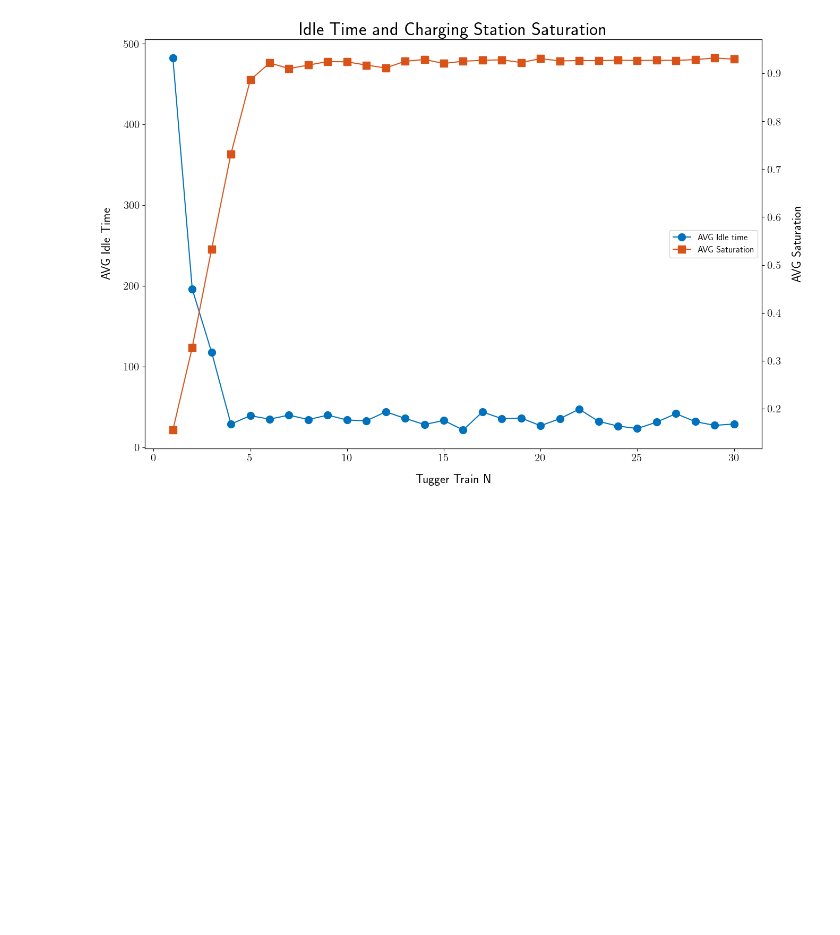
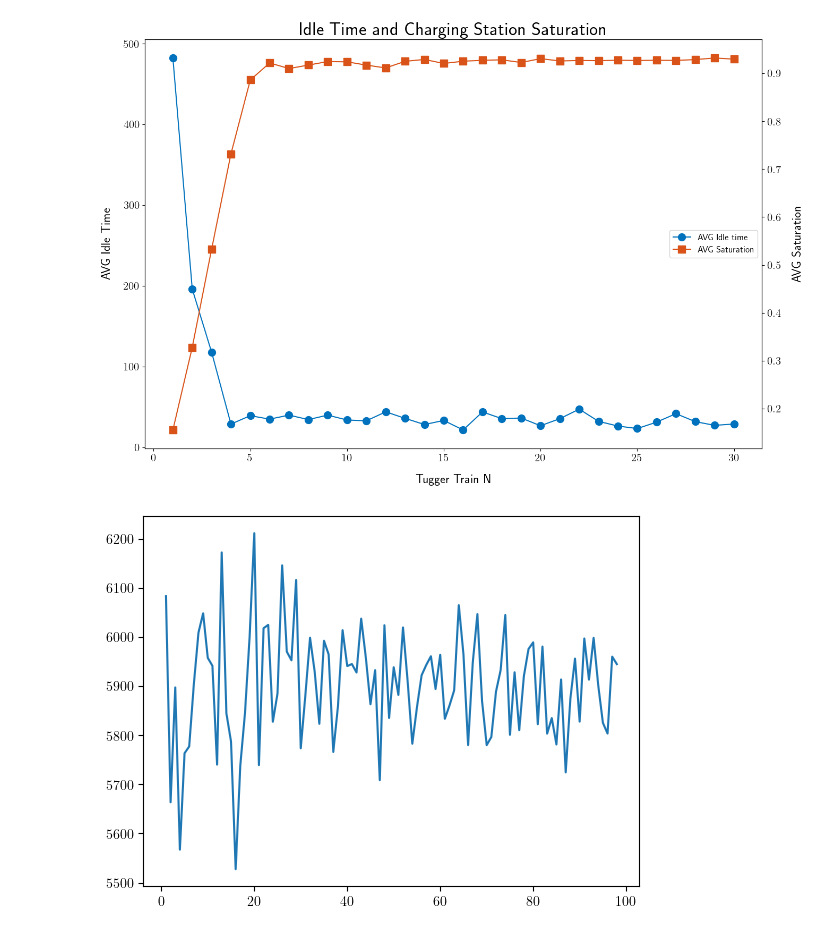
Before and after one commit to MatteoMascheroni1/AdvanceModelingForOperationProject, a Jupyter notebook: code/new code/output/simulation_analysis.ipynb, the cells around one changed output. Saved outputs shown, nothing was run; the diff lists cells and outputs as text; code cells hidden in the pictures; blank space fills up the shorter version.

Commit message:
Corretto la media di N e fatto il plot

```diff
--- a/code/new code/output/simulation_analysis.ipynb
+++ b/code/new code/output/simulation_analysis.ipynb
@@ -40,3 +40,14 @@ fig.savefig("./images/idle_sat_tugger.png", dpi = 150)
 plt.show()
 # %% [output]
 [figure]
+# %%
+import matplotlib.pyplot as plt
+p = []
+with open("../mean.txt", "r") as f:
+    for i in f.readlines():
+        p.append(float(i))
+# %%
+plt.plot([i for i in range(1,len(p)+1)], p)
+plt.show()
+# %% [output]
+[figure, added]
```
Also changed, not shown: 3 other files.
